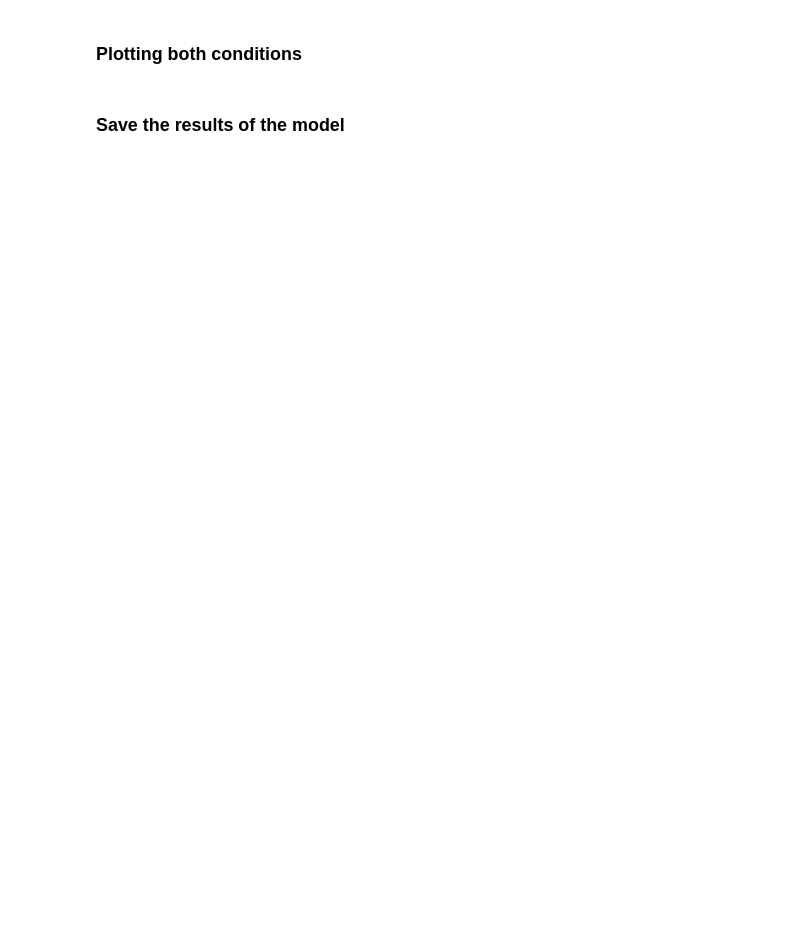
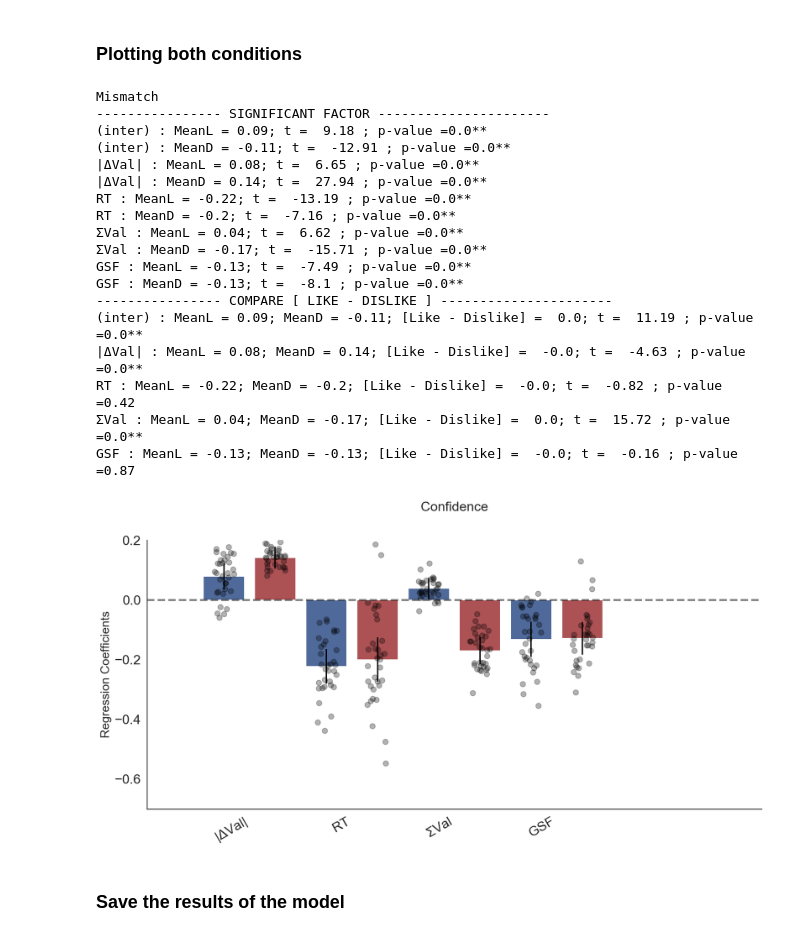
Before and after one commit to pradysepulveda/PF2019, a Jupyter notebook: PF2019_RegressionModelsT-test.ipynb, the cells around one changed output. Drawn from its saved outputs; the diff is of its cells as text; code cells hidden in the pictures; blank space fills up the shorter version.

```diff
--- a/PF2019_RegressionModelsT-test.ipynb
+++ b/PF2019_RegressionModelsT-test.ipynb
@@ -689,9 +680,9 @@ save(Choice_Dislike_hmodel, file = "SavedModels/Models_33Part/HModel_Choice_Disl
 # %%
 %%R
 # Fit the multilevel linear model
-if (file.exists('SavedModels/Models_33Part/HModel_Confidence_Dislike_m1.rda')){
-    load('SavedModels/Models_33Part/HModel_Confidence_Dislike_m1.rda')
-    print('  Found old parameter estimates in "SavedModels/estimates". Skipping estimation...')
+if (file.exists('SavedModels/Models_33Part/HModel_Confidence_Dislike_33_m1.rda')){
+    load('SavedModels/Models_33Part/HModel_Confidence_Dislike_33_m1.rda')
+    print('  Found old parameter estimates in "SavedModels/". Skipping estimation...')
 }
 else{
     confidence_Dislike_hmodel <- lmer(zConf ~  zAbsDVal +zRT +  zTotVal + zGSF + ( zAbsDVal + zRT  + zTotVal + zGSF| Part), data=data_exp1_DisLike, control=lmerControl(optimizer="optimx", optCtrl=list(method="nlminb")))
@@ -736,13 +760,13 @@ conf_table_exp1 = coefs
 conf_table_exp1
 
 #Generate table with paramters to later plot
-conf_table_exp1.columns = ['coefficient', 'se', 't', 'DF','CImax', 'CImin', 'p', 'p2' ]
+conf_table_exp1.columns = ['coefficient', 'se', 't' ]
 conf_table_exp1 = conf_table_exp1.iloc[:, 0:-1].copy(); conf_table_exp1.loc[:, 'SEmax'] = conf_table_exp1['coefficient'] + conf_table_exp1['se']*2
 conf_table_exp1.loc[:, 'SEmin'] = conf_table_exp1['coefficient'] - conf_table_exp1['se']*2
 conf_table_exp1 = conf_table_exp1.transpose()
-conf_table_exp1.columns = [ '|ΔVal|', 'RT', 'ΣVal','GSF']
-conf_table_exp1.loc['p'] = np.round(conf_table_exp1.loc['p'], 4)
-conf_table_exp1 = conf_table_exp1[['|ΔVal|', 'RT', 'ΣVal','GSF']]
+conf_table_exp1.columns = [ '(inter)','|ΔVal|', 'RT', 'ΣVal','GSF']
+#conf_table_exp1.loc['p'] = np.round(conf_table_exp1.loc['p'], 4)
+conf_table_exp1 = conf_table_exp1[['(inter)','|ΔVal|', 'RT', 'ΣVal','GSF']]
 conf_table_Dislike = conf_table_exp1
 
 conf_table_Dislike
@@ -798,12 +858,12 @@ conf_table_exp1 = coefs
 conf_table_exp1
 
 #Generate table with paramters to later plot
-conf_table_exp1.columns = ['coefficient', 'se', 't', 'DF','CImax', 'CImin', 'p', 'p2' ]
+conf_table_exp1.columns = ['coefficient', 'se', 't' ]
 conf_table_exp1 = conf_table_exp1.iloc[:, 0:-1].copy(); conf_table_exp1.loc[:, 'SEmax'] = conf_table_exp1['coefficient'] + conf_table_exp1['se']*2
 conf_table_exp1.loc[:, 'SEmin'] = conf_table_exp1['coefficient'] - conf_table_exp1['se']*2
 conf_table_exp1 = conf_table_exp1.transpose()
-conf_table_exp1.columns = [ '|ΔVal|', 'RT', 'ΣVal','GSF']
-conf_table_exp1.loc['p'] = np.round(conf_table_exp1.loc['p'], 4)
-conf_table_exp1 = conf_table_exp1[['|ΔVal|','RT', 'ΣVal','GSF']]
+conf_table_exp1.columns = [ '(inter)','|ΔVal|', 'RT', 'ΣVal','GSF']
+#conf_table_exp1.loc['p'] = np.round(conf_table_exp1.loc['p'], 4)
+conf_table_exp1 = conf_table_exp1[['(inter)','|ΔVal|','RT', 'ΣVal','GSF']]
 conf_table_Like = conf_table_exp1
 conf_table_Like
@@ -810,8 +876,28 @@ conf_table_Like
 # %% [markdown]
 ### Plotting both conditions
 # %%
-Coefpresplot_bar2(conf_table_Like, mix_Confidence_Like_model,conf_table_Dislike, mix_Confidence_Dislike_model, barcol1='#4F6A9A',barcol2='#AC5255', title='Confidence', size='big',ymultiple=0.3, ticklabsize=20)
-ttestprint (Choice_Like_hmodel_table,Choice_Like_hmodel_table, mix_Choice_Like_model,mix_Choice_Dislike_model )
+Coefpresplot_bar2(conf_table_Like, mix_Confidence_Like_model,conf_table_Dislike, mix_Confidence_Dislike_model, barcol1='#4F6A9A',barcol2='#AC5255', title='Confidence', size='big',ymultiple=0.2, ticklabsize=20)
+ttestprint (conf_table_Like,conf_table_Dislike, mix_Confidence_Like_model,mix_Confidence_Dislike_model )
+# %% [output]
+Mismatch
+---------------- SIGNIFICANT FACTOR ----------------------
+(inter) : MeanL = 0.09; t =  9.18 ; p-value =0.0**
+(inter) : MeanD = -0.11; t =  -12.91 ; p-value =0.0**
+|ΔVal| : MeanL = 0.08; t =  6.65 ; p-value =0.0**
+|ΔVal| : MeanD = 0.14; t =  27.94 ; p-value =0.0**
+RT : MeanL = -0.22; t =  -13.19 ; p-value =0.0**
+RT : MeanD = -0.2; t =  -7.16 ; p-value =0.0**
+ΣVal : MeanL = 0.04; t =  6.62 ; p-value =0.0**
+ΣVal : MeanD = -0.17; t =  -15.71 ; p-value =0.0**
+GSF : MeanL = -0.13; t =  -7.49 ; p-value =0.0**
+GSF : MeanD = -0.13; t =  -8.1 ; p-value =0.0**
+---------------- COMPARE [ LIKE - DISLIKE ] ----------------------
+(inter) : MeanL = 0.09; MeanD = -0.11; [Like - Dislike] =  0.0; t =  11.19 ; p-value =0.0**
+|ΔVal| : MeanL = 0.08; MeanD = 0.14; [Like - Dislike] =  -0.0; t =  -4.63 ; p-value =0.0**
+RT : MeanL = -0.22; MeanD = -0.2; [Like - Dislike] =  -0.0; t =  -0.82 ; p-value =0.42
+ΣVal : MeanL = 0.04; MeanD = -0.17; [Like - Dislike] =  0.0; t =  15.72 ; p-value =0.0**
+GSF : MeanL = -0.13; MeanD = -0.13; [Like - Dislike] =  -0.0; t =  -0.16 ; p-value =0.87
+[figure, added]
 # %% [markdown]
 ### Save the results of the model
 # %%
```
Also changed, not shown: parts of 22 cells of this notebook, 30 other files.
